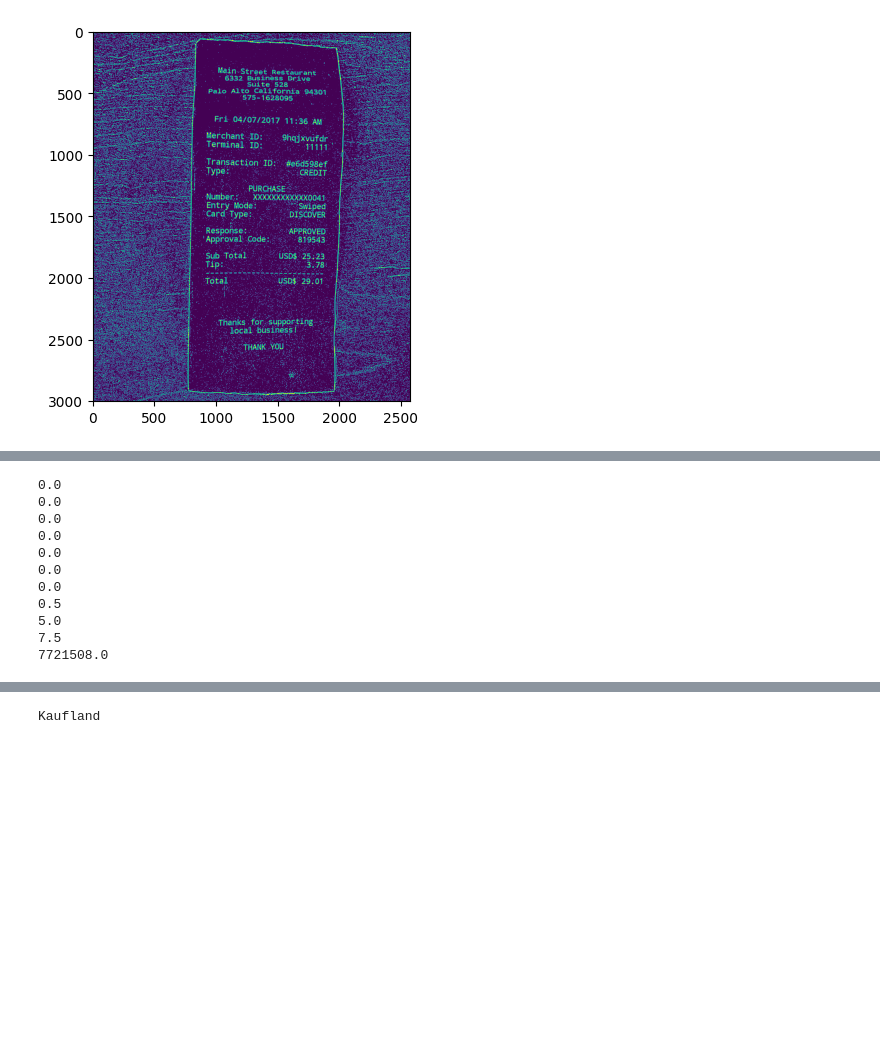
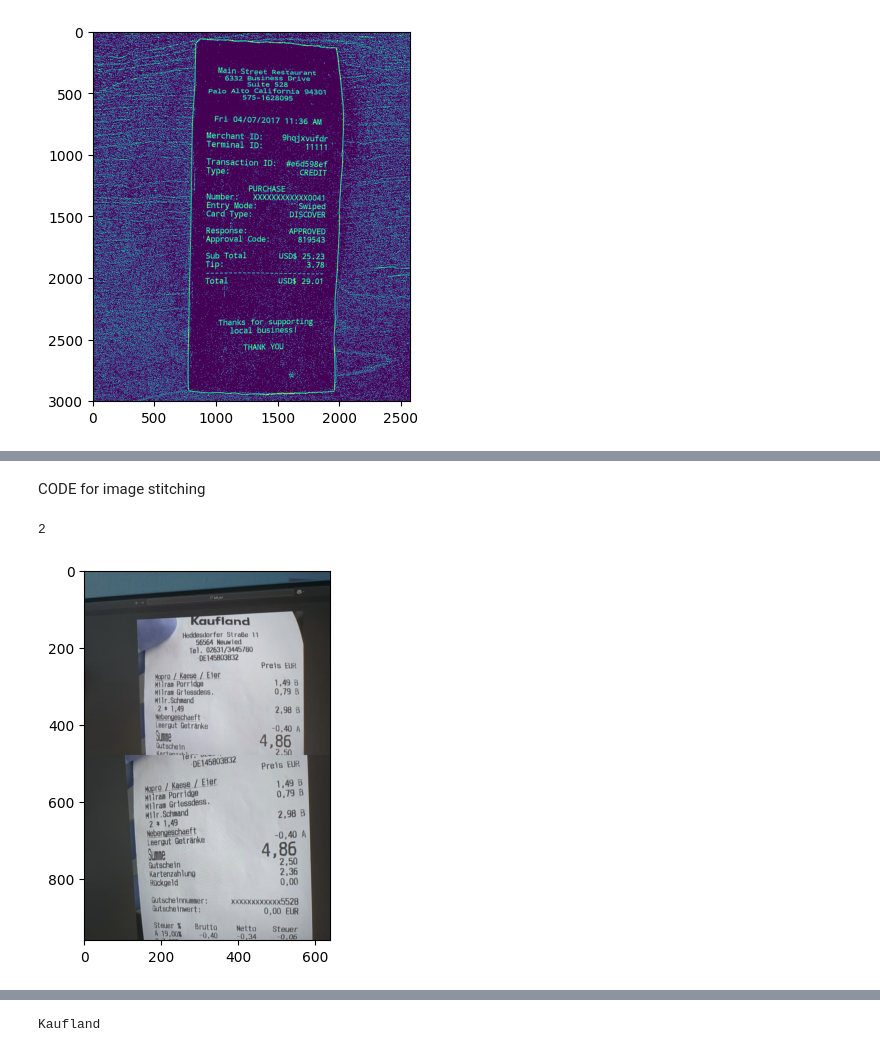
Before and after one commit to Muthusaicharan77/iReadYourBills, a Jupyter notebook: ocr.ipynb, the cells around one changed output, grey strips where cells are left out. Drawn from its saved outputs; the diff is of its cells as text; code cells hidden in the pictures; blank space fills up the shorter version.

```diff
--- a/ocr.ipynb
+++ b/ocr.ipynb
@@ -45,18 +41,28 @@ print(count)
-# %%
-for item in sort:
-    print(cv2.contourArea(item))
-# %% [output]
-0.0
-0.0
-0.0
-0.0
-0.0
-0.0
-0.0
-0.5
-5.0
-7.5
-7721508.0
+# %% [markdown]
+CODE for image stitching
+# %%
+cap = cv2.VideoCapture(1)
+shot = []
+while True:
+    ret, frame = cap.read()
+    cv2.imshow("frame", frame)
+    if cv2.waitKey(1) & 0xFF == ord('c'):
+        # shot = frame.copy()
+        shot.append(frame)
+    if cv2.waitKey(1) & 0xFF == ord('q'):
+        break
+cap.release()
+cv2.destroyAllWindows()
+# %%
+len(shot)
+# %% [output]
+2
+# %%
+merge = cv2.vconcat(shot)
+plt.imshow(merge)
+plt.show()
+# %% [output]
+[figure, added]
 # %%
 pytesseract.pytesseract.tesseract_cmd = r"C:\Program Files\Tesseract-OCR\tesseract.exe"
 # %%
```
Also changed, not shown: parts of 10 cells of this notebook.
